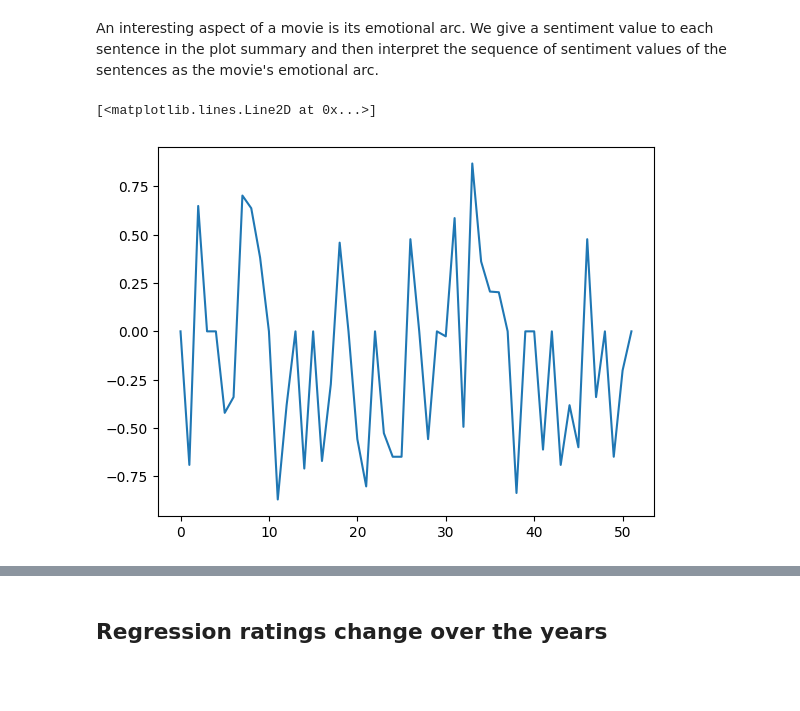
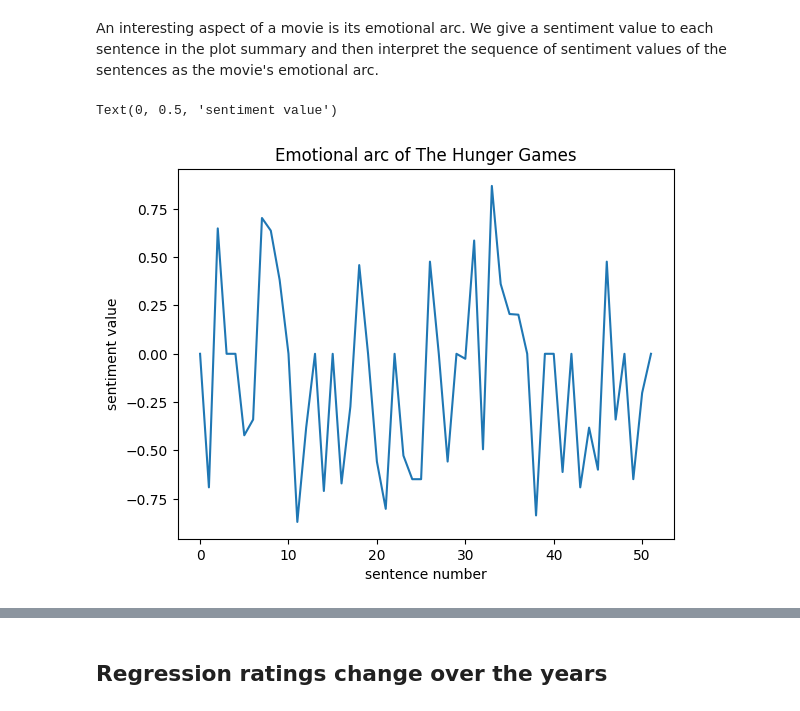
Before and after one commit to epfl-ada/ada-2023-project-msosm, a Jupyter notebook: main.ipynb, the cells around one changed output, grey strips where cells are left out. Cells and saved outputs as stored; diff of their text form; code cells hidden in the pictures; blank space fills up the shorter version.

```diff
--- a/main.ipynb
+++ b/main.ipynb
@@ -324,7 +314,9 @@ from similarity_and_evolution import tokenize_per_sentence
 from vaderSentiment.vaderSentiment import SentimentIntensityAnalyzer
 
 # The Hunger Games, tokenized per sentence
-plot_per_sentence = tokenize_per_sentence(plot_evolution.query("wiki_movie_id == 31186339").iloc[0]['plot'])
+plot_per_sentence1 = tokenize_per_sentence(plot_evolution.query("wiki_movie_id == 31186339").iloc[0]['plot'])
+# Fast and Furious: Tokyo Drift, tokenized per sentence
+plot_per_sentence2 = tokenize_per_sentence(plot_evolution.query("wiki_movie_id == 2913859").iloc[0]['plot'])
 # %%
 analyzer = SentimentIntensityAnalyzer()
 """
@@ -337,7 +329,11 @@ def compute_sentiment_sequence(plot_sentences):
     return sentiment_sequence
 # %%
 # plot the sentiment value sequence, i.e emotional arc, of the Hunger Games
-plt.plot(compute_sentiment_sequence(plot_per_sentence))
+emotional_arc1 = compute_sentiment_sequence(plot_per_sentence1)
+plt.plot(emotional_arc1)
+plt.title("Emotional arc of The Hunger Games")
+plt.xlabel("sentence number")
+plt.ylabel("sentiment value")
 # %% [output]
-[<matplotlib.lines.Line2D at 0x...>]
+Text(0, 0.5, 'sentiment value')
-[figure, old version]
+[figure, new version]
```
Also changed, not shown: parts of 10 cells of this notebook.
